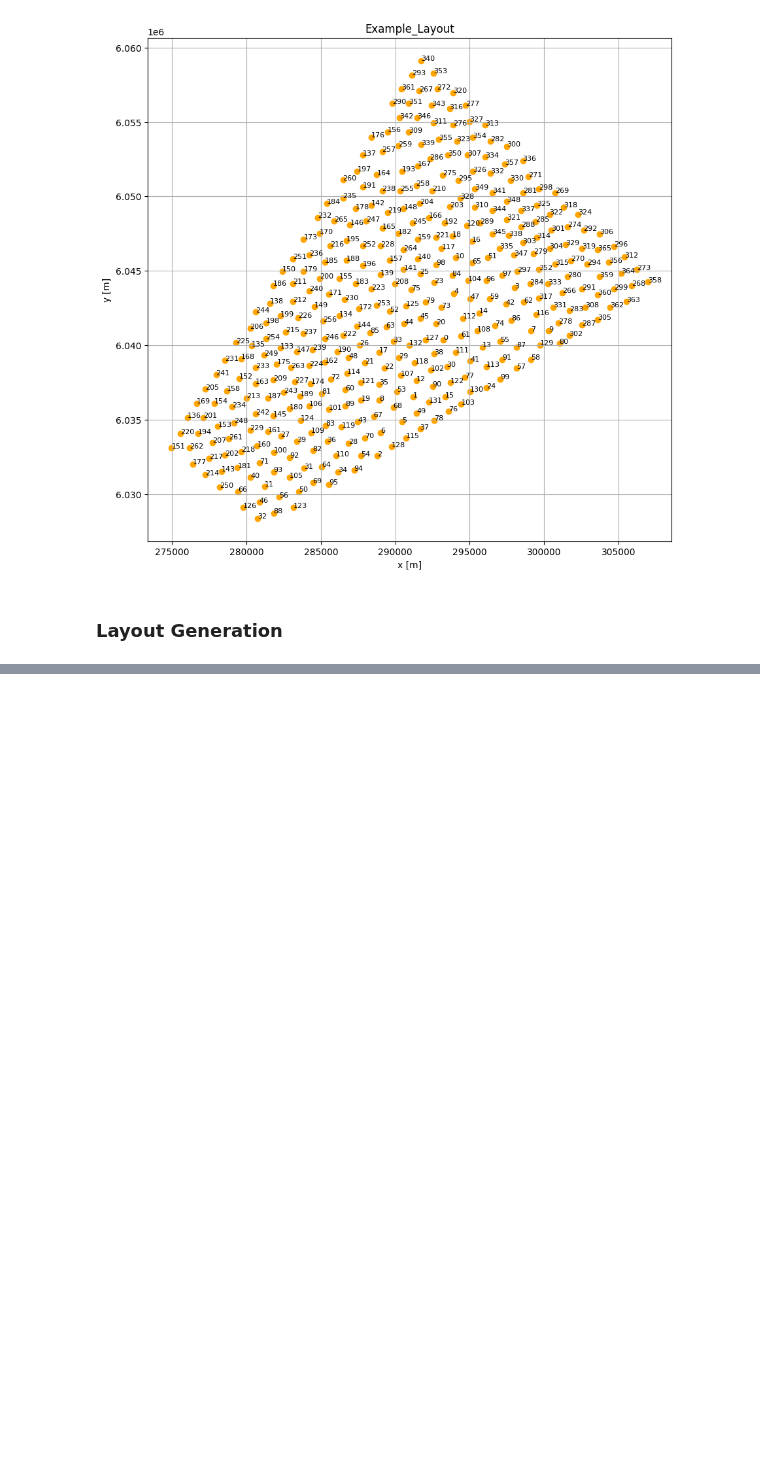
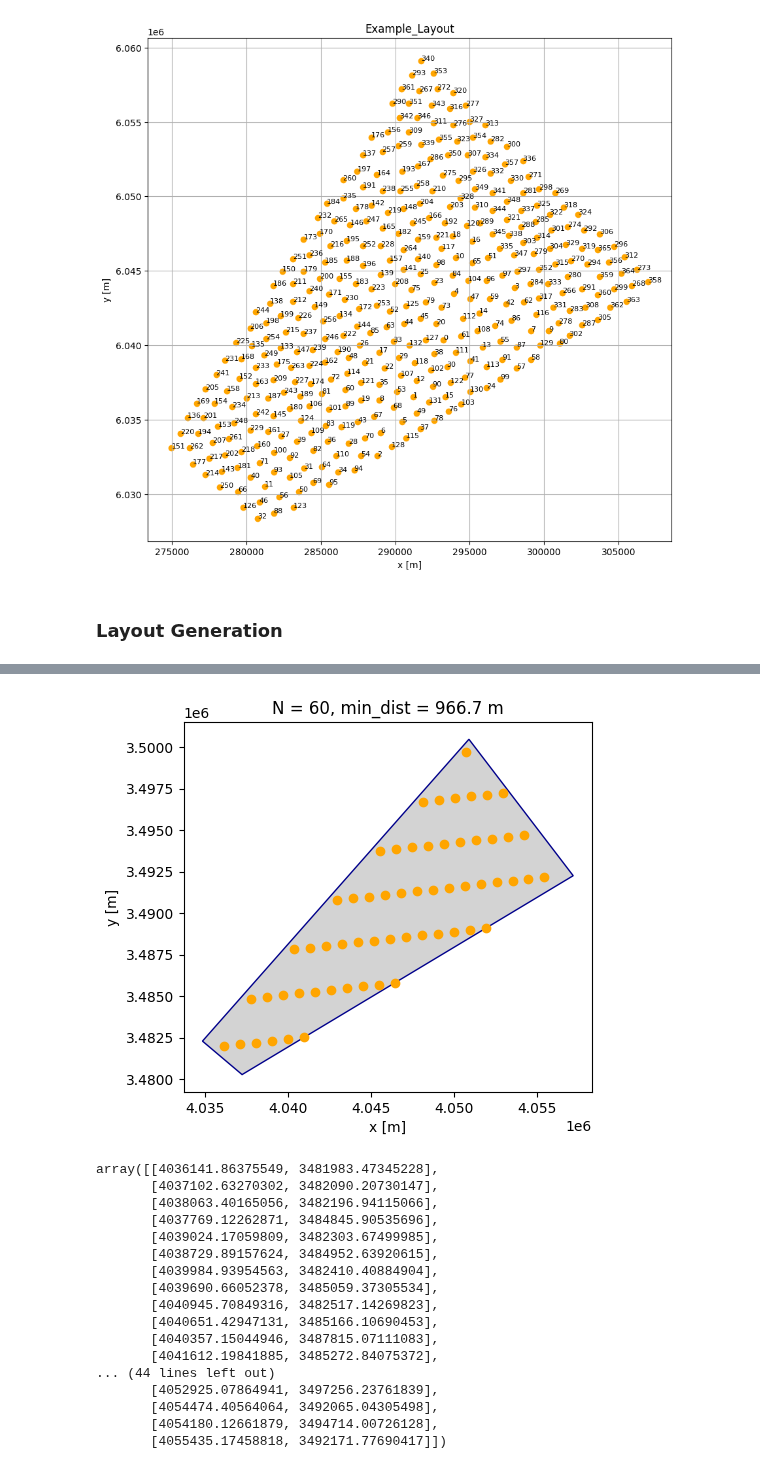
Before and after one commit to boujuan/StudentProject-Yield-Predictions-Offshore, a Jupyter notebook: Foxes_Pascal.ipynb, the cells around one changed output, grey strips where cells are left out. Drawn from its saved outputs; the diff is of its cells as text; code cells hidden in the pictures; blank space fills up the shorter version.

```diff
--- a/Foxes_Pascal.ipynb
+++ b/Foxes_Pascal.ipynb
@@ -98,0 +99,18 @@ farm = foxes.WindFarm(name="my_farm")
+# %%
+# No influenz from Wind conditions, just geometric Data
+
+# 1. Create geo. boundary
+#area_shp = gpd.read_file('data/shapefiles/FEP2024_PreDraft/area.shp')
+#expansion_area_consideration_shp = gpd.read_file('data/shapefiles/FEP2024_PreDraft/expansion_area_under_consideration.shp')
+#other_energy_generation_shp = gpd.read_file('data/shapefiles/FEP2024_PreDraft/otherenergygeneration.shp')
+#possible_expansion_shp = gpd.read_file('data/shapefiles/FEP2024_PreDraft/possible_expansion_area.shp')
+site_shp = gpd.read_file('data/shapefiles/FEP2024_PreDraft/site.shp')
+df_n91 = site_shp[site_shp['name_fep']=='N-9.1']
+
+#print(type(site_shp[site_shp['name_fep']=='N-9.1']))
+#print((site_shp[site_shp['name_fep']=='N-9.1']).shape)
+
+print(np.array(df_n91.get_coordinates()))
+boundary = foxes.utils.geom2d.ClosedPolygon(
+    np.array(df_n91.get_coordinates())
+    ) # put the coords of N9.1 into foxes-boundary as an np.array
@@ -98,0 +180,14 @@ farm = foxes.WindFarm(name="my_farm")
+# %%
+solver = Optimizer_pymoo(
+    problem,
+    problem_pars=dict(vectorize=True),
+    algo_pars=dict(
+        type="GA",
+        pop_size=100,  # the number of layouts per generation
+        seed=42,       # the random seed, for reproducible results
+    ),
+    setup_pars=dict(),
+    term_pars=dict(n_gen=100),  # the number of generations
+)
+solver.initialize()
+solver.print_info()
@@ -98,0 +214,4 @@ farm = foxes.WindFarm(name="my_farm")
+# %%
+# Now let's run the optimization:
+results = solver.solve()
+solver.finalize(results)
@@ -98,0 +236,26 @@ farm = foxes.WindFarm(name="my_farm")
+# %%
+xy, valid = results.problem_results
+problem.get_fig(xy, valid)
+plt.show()
+
+#The list of turbine coordinates is now stored as a numpy array under `xy`:
+xy
+# %% [output]
+[figure, added]
+array([[4036141.86375549, 3481983.47345228],
+       [4037102.63270302, 3482090.20730147],
+       [4038063.40165056, 3482196.94115066],
+       [4037769.12262871, 3484845.90535696],
+       [4039024.17059809, 3482303.67499985],
+       [4038729.89157624, 3484952.63920615],
+       [4039984.93954563, 3482410.40884904],
+       [4039690.66052378, 3485059.37305534],
+       [4040945.70849316, 3482517.14269823],
+       [4040651.42947131, 3485166.10690453],
+       [4040357.15044946, 3487815.07111083],
+       [4041612.19841885, 3485272.84075372],
+... (44 lines left out)
+       [4052925.07864941, 3497256.23761839],
+       [4054474.40564064, 3492065.04305498],
+       [4054180.12661879, 3494714.00726128],
+       [4055435.17458818, 3492171.77690417]])
```
Also changed, not shown: parts of 10 cells of this notebook, 1 other file.
